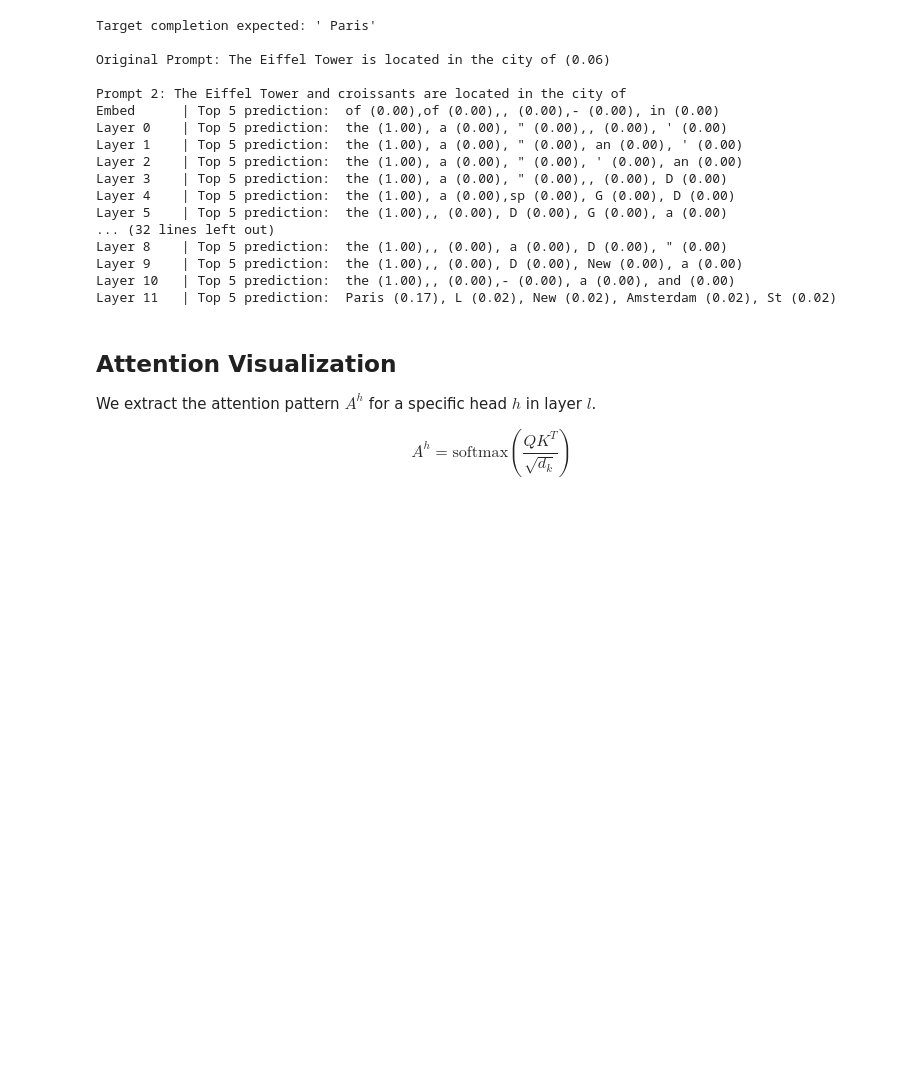
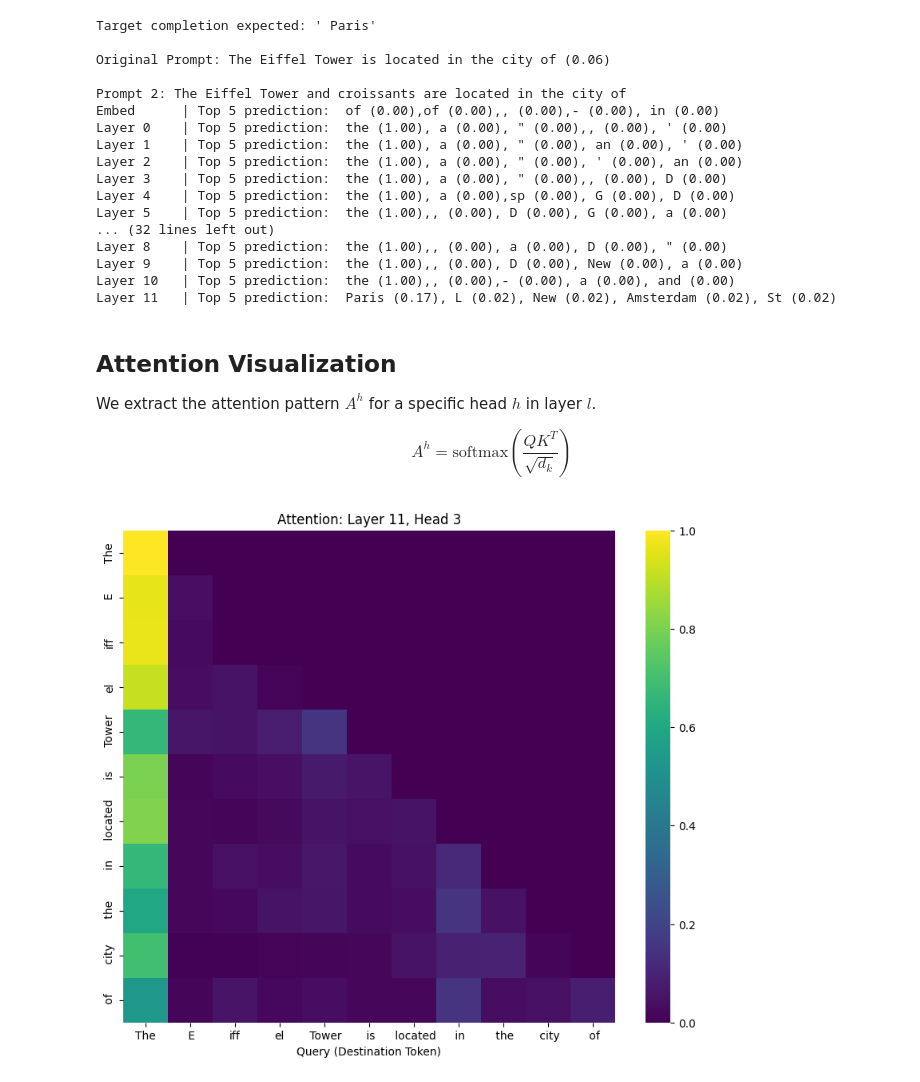
Before and after one commit to esamnyu/clearbox_ai, a Jupyter notebook: notebooks/interp_test.ipynb, the cells around one changed output. Saved outputs shown, nothing was run; the diff lists cells and outputs as text; code cells hidden in the pictures; blank space fills up the shorter version.

Commit message:
debugged attention dump prob

```diff
--- a/notebooks/interp_test.ipynb
+++ b/notebooks/interp_test.ipynb
@@ -32,6 +32,12 @@ We use standard HuggingFace, but we explicitly request `output_hidden_states` an
 # %%
 model_name = "gpt2"
 model = GPT2LMHeadModel.from_pretrained(model_name).to(device)
+
+# silly config thing that needs to be set for attention dumps, GPT2 defaults to using SDPA which don't preserve full attention matrices
+# could be the same issue we are seeing in the js implementation!
+model.config._attn_implementation = "eager"
+
+model.config.output_attentions=True # testing attention extraction prior to forward pass
 tokenizer = GPT2Tokenizer.from_pretrained(model_name)
 model.eval()
 # %% [output]
@@ -63,13 +69,16 @@ def run_inference(prompt: str):
     with torch.no_grad():
         outputs = model(
             **inputs,
-            output_hidden_states=True, # ref for this on HF: https://huggingface.co/docs/transformers/v4.26.0/main_classes/output#transformers.modeling_outputs.BaseModelOutput.hidden_states
-            output_attentions=True
+            output_hidden_states=True # ref for this on HF: https://huggingface.co/docs/transformers/v4.26.0/main_classes/output#transformers.modeling_outputs.BaseModelOutput.hidden_states
         )
 
     # hidden_states: Tuple of (layer_count + 1) tensors. Shape: [batch, seq, hidden]
     # attentions: Tuple of (layer_count) tensors. Shape: [batch, heads, seq, seq]
     # logits: Shape [batch, seq, vocab]
+    if outputs.attentions:
+        print(f"Attentions available, number of layers: {len(outputs.attentions)}")
+    else:
+        print("Attentions are still empty :(")
 
     return {
         "input_ids": inputs["input_ids"],
@@ -241,3 +265,8 @@ def plot_attention_head(attentions, tokens, layer_idx, head_idx):
     plt.xlabel("Key (Source Token)")
     plt.xlabel("Query (Destination Token)")
     plt.show()
+# %%
+# testing a visual on layer 5, head 1
+plot_attention_head(data['attentions'], data['tokens'], layer_idx=11, head_idx=3)
+# %% [output]
+[figure, added]
```
Also changed, not shown: parts of 1 cell of this notebook.
